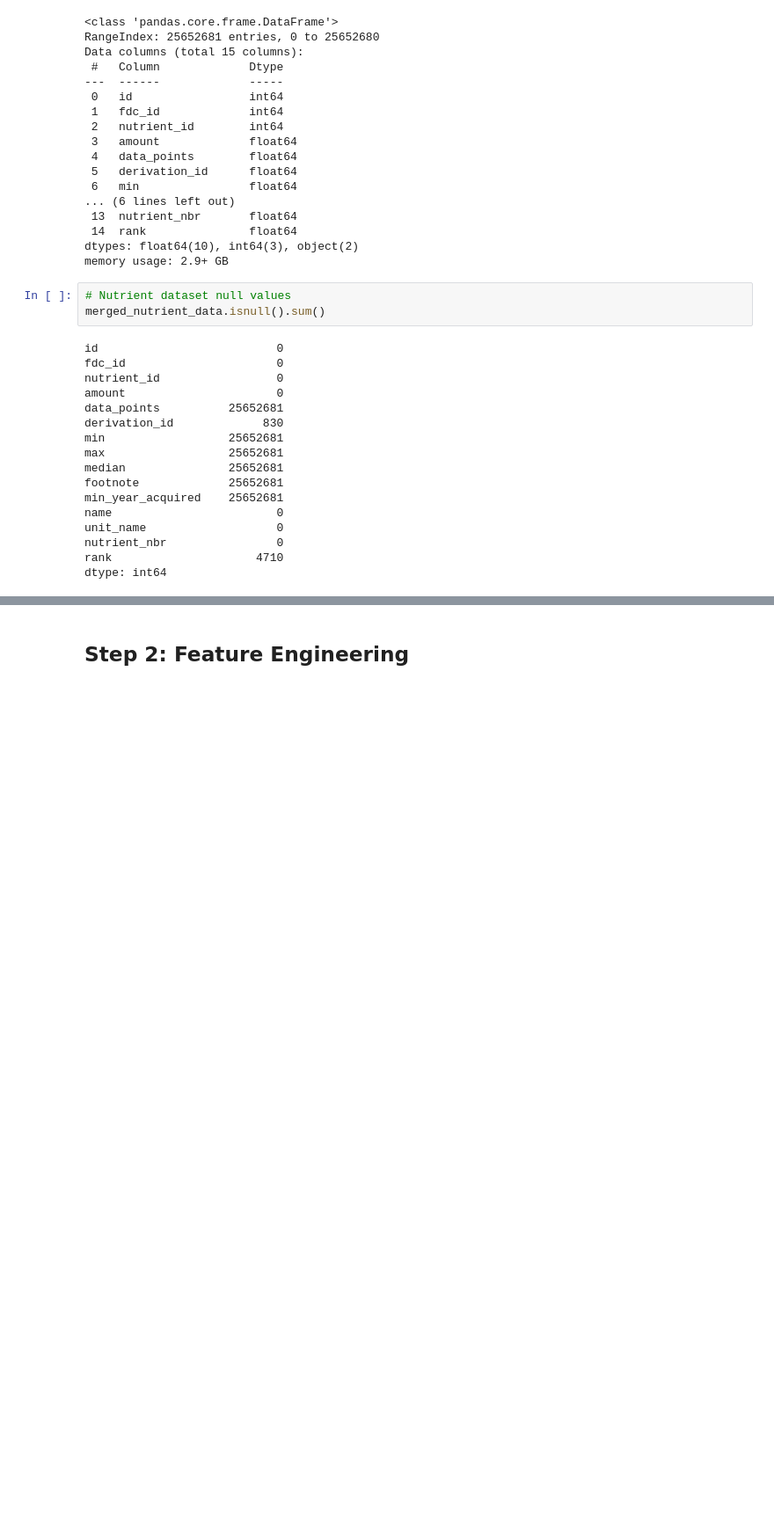
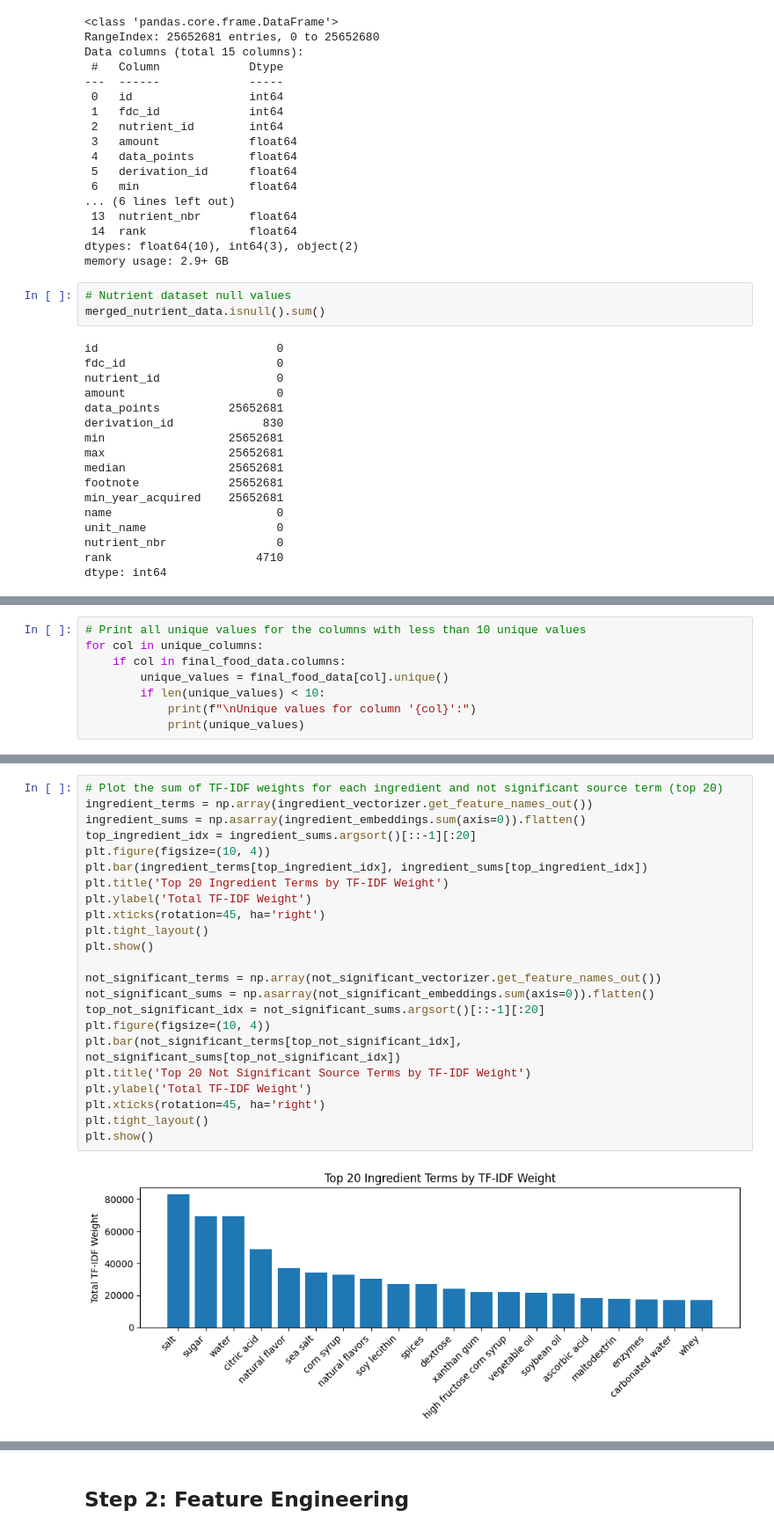
Before and after one commit to LoganDawes/Machine-Learning-Final, a Jupyter notebook: Logan_Dawes.ipynb, the cells around one changed output, grey strips where cells are left out. Shown at 88% size. Saved outputs shown, nothing was run; the diff lists cells and outputs as text; blank space fills up the shorter version.

```diff
--- a/Logan_Dawes.ipynb
+++ b/Logan_Dawes.ipynb
@@ -225,0 +450,8 @@ final_food_data.head()
+# %%
+# Print all unique values for the columns with less than 10 unique values
+for col in unique_columns:
+    if col in final_food_data.columns:
+        unique_values = final_food_data[col].unique()
+        if len(unique_values) < 10:
+            print(f"\nUnique values for column '{col}':")
+            print(unique_values)
@@ -225,0 +700,25 @@ final_food_data.head()
+# %%
+# Plot the sum of TF-IDF weights for each ingredient and not significant source term (top 20)
+ingredient_terms = np.array(ingredient_vectorizer.get_feature_names_out())
+ingredient_sums = np.asarray(ingredient_embeddings.sum(axis=0)).flatten()
+top_ingredient_idx = ingredient_sums.argsort()[::-1][:20]
+plt.figure(figsize=(10, 4))
+plt.bar(ingredient_terms[top_ingredient_idx], ingredient_sums[top_ingredient_idx])
+plt.title('Top 20 Ingredient Terms by TF-IDF Weight')
+plt.ylabel('Total TF-IDF Weight')
+plt.xticks(rotation=45, ha='right')
+plt.tight_layout()
+plt.show()
+
+not_significant_terms = np.array(not_significant_vectorizer.get_feature_names_out())
+not_significant_sums = np.asarray(not_significant_embeddings.sum(axis=0)).flatten()
+top_not_significant_idx = not_significant_sums.argsort()[::-1][:20]
+plt.figure(figsize=(10, 4))
+plt.bar(not_significant_terms[top_not_significant_idx], not_significant_sums[top_not_significant_idx])
+plt.title('Top 20 Not Significant Source Terms by TF-IDF Weight')
+plt.ylabel('Total TF-IDF Weight')
+plt.xticks(rotation=45, ha='right')
+plt.tight_layout()
+plt.show()
+# %% [output]
+[figure, added]
```
Also changed, not shown: parts of 74 cells of this notebook.
